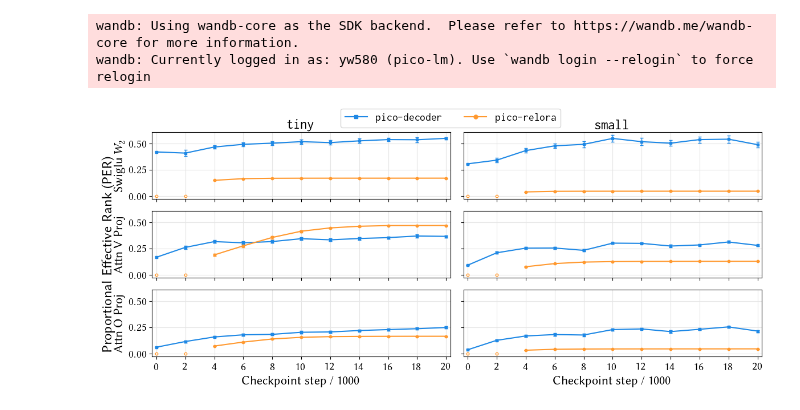
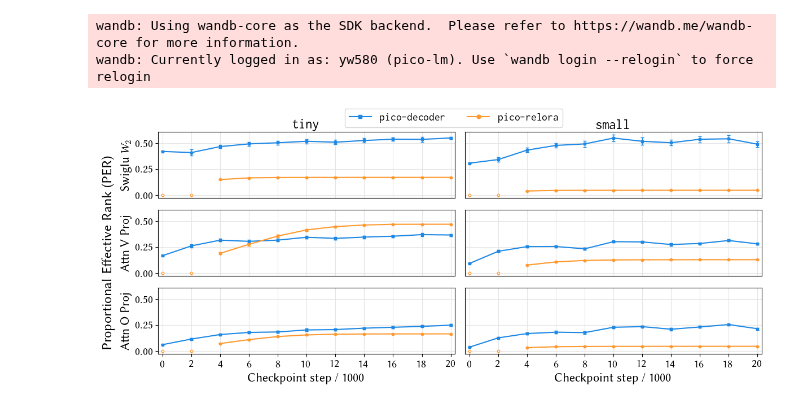
Before and after one commit to Yu-val-weiss/relora-pico, a Jupyter notebook: notebooks/per-grads.ipynb, the cells around one changed output. Saved outputs shown, nothing was run; the diff lists cells and outputs as text; code cells hidden in the pictures.

```diff
--- a/notebooks/per-grads.ipynb
+++ b/notebooks/per-grads.ipynb
@@ -174,32 +174,37 @@ for ax_id, ax in enumerate(axs):
     ax.grid(which="major", axis="both", color="#E5E5E5")
 
     ax.tick_params("both", labelsize=TICK_LABEL_SIZE)
 
+    if ax_id < 4:
+        ax.tick_params(axis="x", which="both", bottom=False, top=False, labelbottom=False)
+    if ax_id % 2 == 1:
+        ax.tick_params(axis="y", which="both", left=False, right=False, labelleft=False)
+
     if ax_id == 0:
         ax.set_ylabel(r"Swiglu $W_2$", fontdict={"size": AXIS_LABEL_SIZE})
         ax.text(0.5, 1.05, r"\texttt{tiny}", ha="center", fontsize=SUP_LABEL_SIZE, transform=ax.transAxes)
     elif ax_id == 1:
         ax.text(0.5, 1.05, r"\texttt{small}", ha="center", fontsize=SUP_LABEL_SIZE, transform=ax.transAxes)
     elif ax_id == 2:
         ax.set_ylabel("Attn V Proj", fontdict={"size": AXIS_LABEL_SIZE})
     elif ax_id == 4:
         ax.set_ylabel("Attn O Proj", fontdict={"size": AXIS_LABEL_SIZE})
 
     if ax_id > 3:
         ax.set_xlabel(r"Checkpoint step / 1000", fontsize=AXIS_LABEL_SIZE)
 
 
 fig.legend(
     handles=legend_elements,
     fontsize=TICK_LABEL_SIZE,
     loc="lower center",
     bbox_to_anchor=(0.53, 0.92),
     ncol=len(legend_elements),
 )
 
-fig.supylabel(r"Proportional Effective Rank (PER)", fontsize=SUP_LABEL_SIZE)
+fig.supylabel(r"Proportional Effective Rank (PER)", fontsize=SUP_LABEL_SIZE, x=0.01)
 fig.tight_layout()
 fig.show()
 fig.savefig("../graphs/per-grads.pdf")
 # %% [output]
-[figure, old version]
+[figure, new version]
```
Also changed, not shown: 1 other file.
